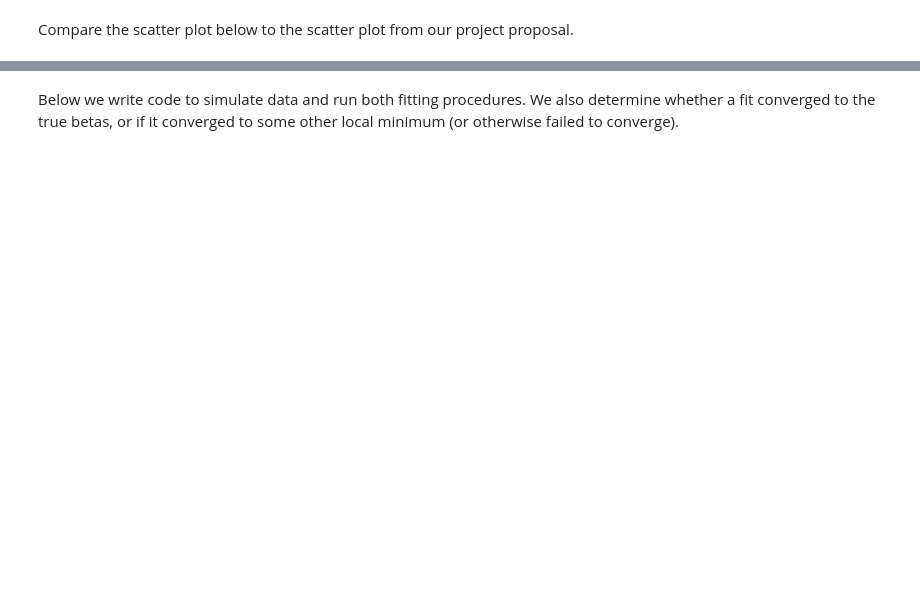
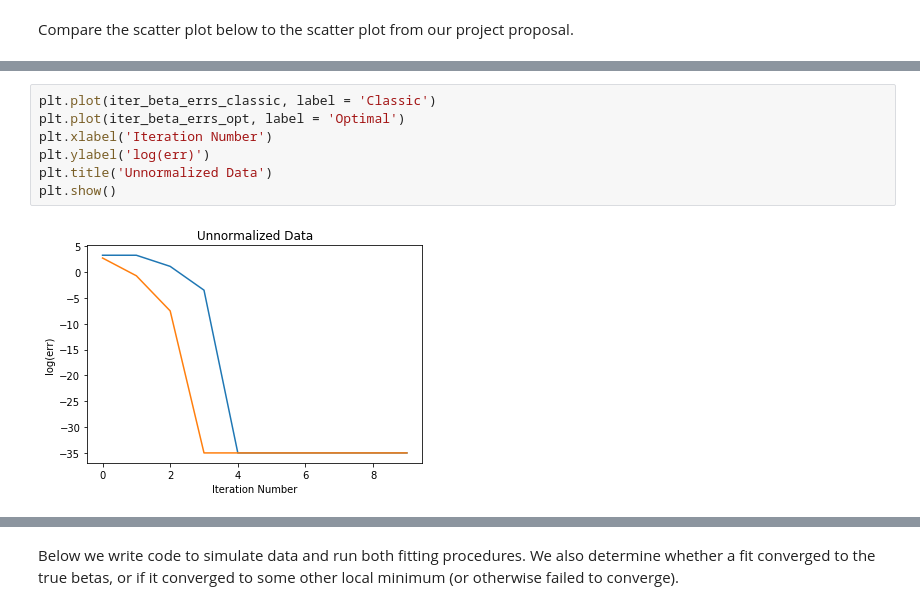
Before and after one commit to ahopen/math-tools-final-project, a Jupyter notebook: final_project_notebook.ipynb, the cells around one changed output, grey strips where cells are left out. Cells and saved outputs as stored; diff of their text form; blank space fills up the shorter version.

```diff
--- a/final_project_notebook.ipynb
+++ b/final_project_notebook.ipynb
@@ -126,0 +143,9 @@ plt.show()
+# %%
+plt.plot(iter_beta_errs_classic, label = 'Classic')
+plt.plot(iter_beta_errs_opt, label = 'Optimal')
+plt.xlabel('Iteration Number')
+plt.ylabel('log(err)')
+plt.title('Unnormalized Data')
+plt.show()
+# %% [output]
+[figure, added]
```
Also changed, not shown: parts of 33 cells of this notebook.
